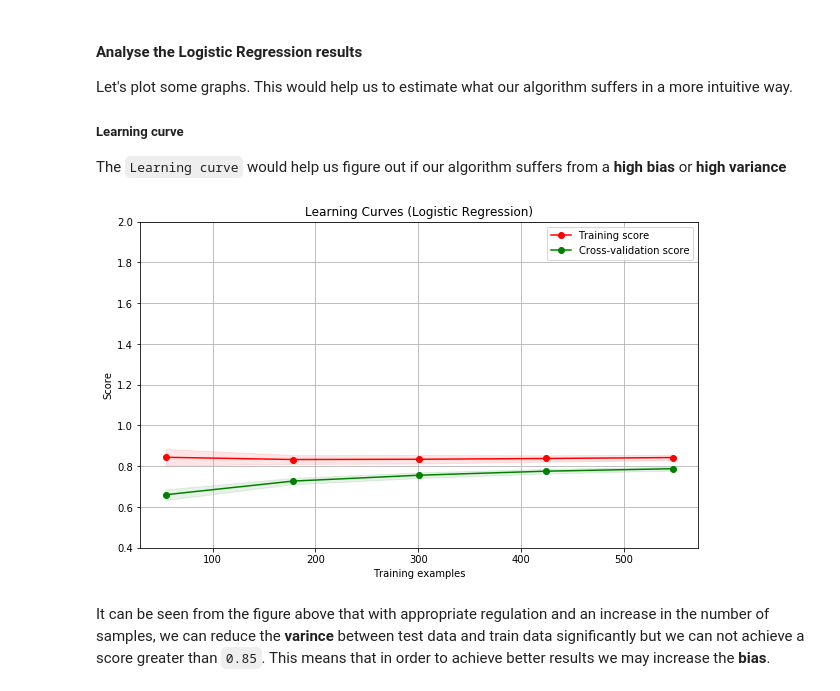
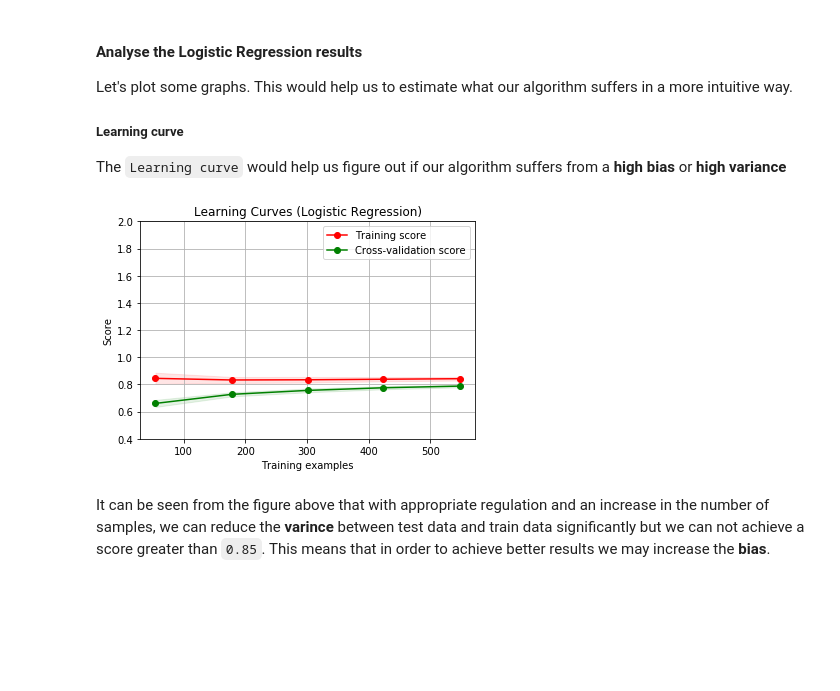
Before and after one commit to dim4o/gender-recognizer, a Jupyter notebook: Gender Classification.ipynb, the cells around one changed output. Saved outputs shown, nothing was run; the diff lists cells and outputs as text; code cells hidden in the pictures; blank space fills up the shorter version.

```diff
--- a/Gender Classification.ipynb
+++ b/Gender Classification.ipynb
@@ -716,22 +683,22 @@ The `Learning curve` would help us figure out if our algorithm suffers from a **
 # %%
 title = "Learning Curves (Logistic Regression)"
 # Cross validation with 100 iterations to get smoother mean test and train
 # score curves, each time with 20% data randomly selected as a validation set.
 cv = ShuffleSplit(n_splits=100, test_size=0.9, random_state=0)
 
 scaler = StandardScaler()
 scaled_features = scaler.fit_transform(features)
 pca = PCA(n_components=150)
 pca_features = pca.fit_transform(scaled_features)
 
 estimator = LogisticRegression(C=0.001)
 #estimator.fit(features_test, labels_test)
 plot_learning_curve(estimator, title, pca_features, labels, ylim=(0.4, 2.), cv=cv, n_jobs=4)
-print(plt.rcParams["figure.figsize"])
-plt.rcParams["figure.figsize"] = (10, 6)
+# print(plt.rcParams["figure.figsize"])
+# plt.rcParams["figure.figsize"] = (10, 6)
 plt.show()
 # %% [output]
-[figure, old version]
+[figure, new version]
 # %% [markdown]
 It can be seen from the figure above that with appropriate regulation and an increase in the number of samples, we can reduce the **varince** between test data and train data significantly but we can not achieve a score greater than `0.85`. This means that in order to achieve better results we may increase the **bias**.
 # %% [markdown]
```
Also changed, not shown: parts of 62 cells of this notebook.
